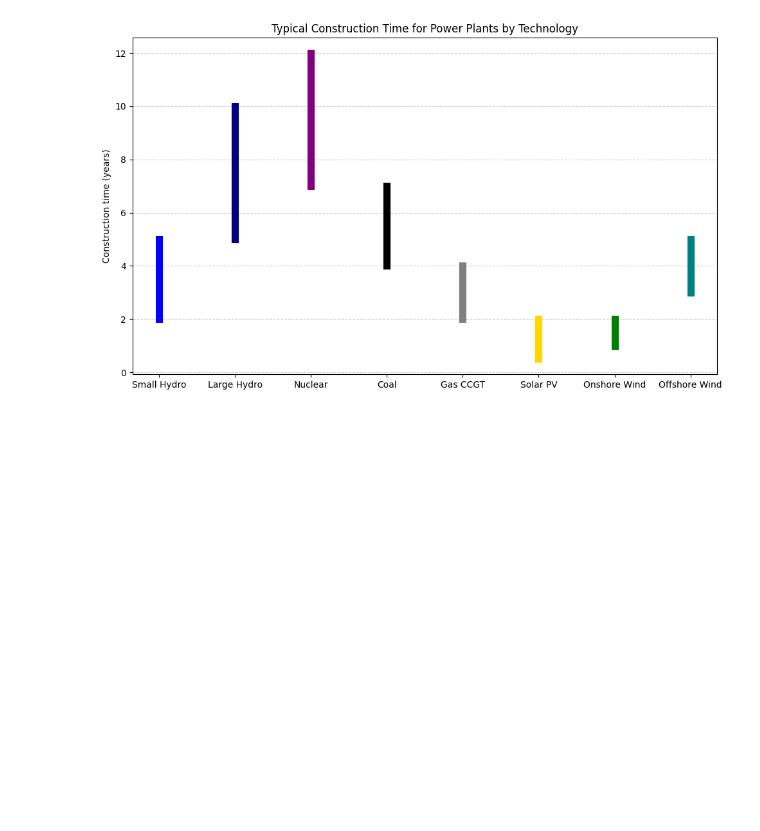
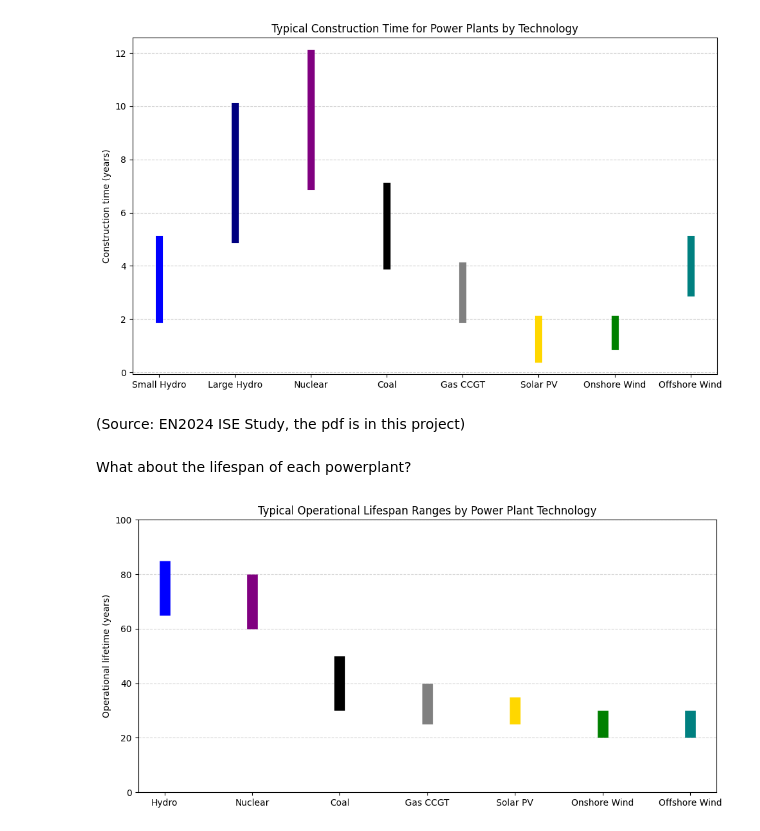
Before and after one commit to TudorMurariu/minimum-wage-study, a Jupyter notebook: energy.ipynb, the cells around one changed output. Saved outputs shown, nothing was run; the diff lists cells and outputs as text; code cells hidden in the pictures; blank space fills up the shorter version.

```diff
--- a/energy.ipynb
+++ b/energy.ipynb
@@ -70,3 +70,43 @@ plt.tight_layout()
 plt.show()
 # %% [output]
 [figure]
+# %% [markdown]
+(Source: EN2024 ISE Study, the pdf is in this project)
+# %% [markdown]
+What about the lifespan of each powerplant?
+# %%
+import matplotlib.pyplot as plt
+
+technologies = [
+    "Hydro", "Nuclear", "Coal", "Gas CCGT",
+    "Solar PV", "Onshore Wind", "Offshore Wind"
+]
+
+lifespan_min = [65, 60, 30, 25, 25, 20, 20]
+lifespan_max = [85, 80, 50, 40, 35, 30, 30]
+
+colors = [
+    "blue",    # Hydro
+    "purple",  # Nuclear
+    "black",   # Coal
+    "grey",    # Gas CCGT
+    "gold",    # Solar PV
+    "green",   # Onshore Wind
+    "teal"     # Offshore Wind
+]
+
+plt.figure(figsize=(10, 5))
+y_pos = range(len(technologies))
+
+for i, (tech, mn, mx, col) in enumerate(zip(technologies, lifespan_min, lifespan_max, colors)):
+    plt.plot([i, i], [mn, mx], lw=12, color=col, solid_capstyle='butt')
+
+plt.xticks(y_pos, technologies)
+plt.ylabel("Operational lifetime (years)")
+plt.title("Typical Operational Lifespan Ranges by Power Plant Technology")
+plt.grid(axis='y', linestyle='--', alpha=0.5)
+plt.ylim(0, 100)
+plt.tight_layout()
+plt.show()
+# %% [output]
+[figure, added]
```
Also changed, not shown: parts of 1 cell of this notebook.
